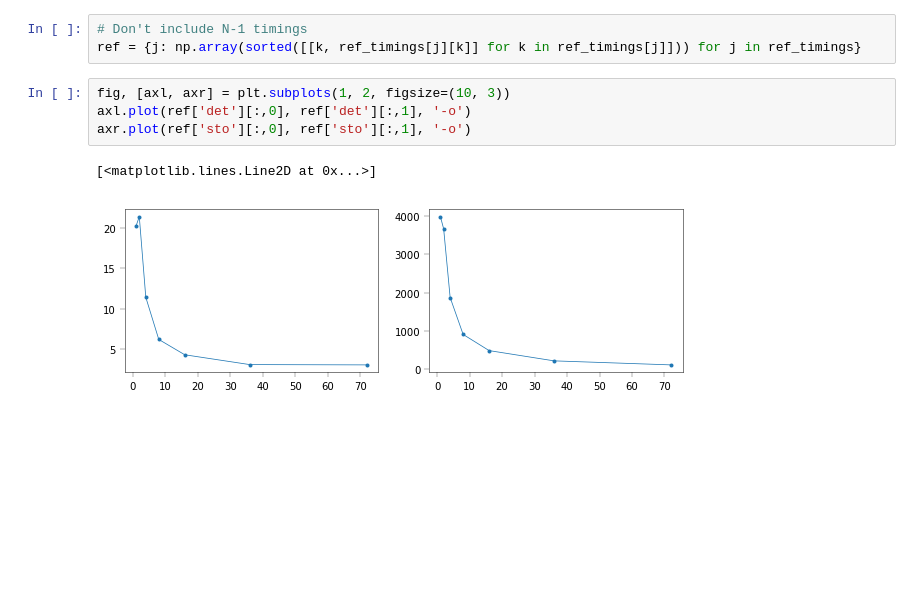
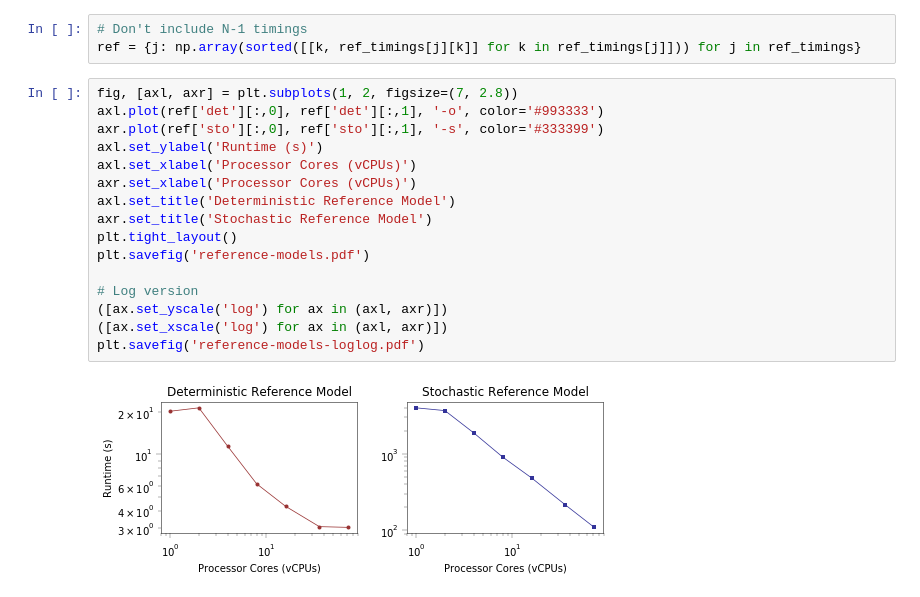
Before and after one commit to hautahi/HPC_SD, a Jupyter notebook: parallel/plotting.ipynb, the cells around one changed output. Cells and saved outputs as stored; diff of their text form; blank space fills up the shorter version.

```diff
--- a/parallel/plotting.ipynb
+++ b/parallel/plotting.ipynb
@@ -113,13 +136,24 @@ for file in timing_files:
 # %%
 # Don't include N-1 timings
 ref = {j: np.array(sorted([[k, ref_timings[j][k]] for k in ref_timings[j]])) for j in ref_timings}
-# %%
-fig, [axl, axr] = plt.subplots(1, 2, figsize=(10, 3))
-axl.plot(ref['det'][:,0], ref['det'][:,1], '-o')
-axr.plot(ref['sto'][:,0], ref['sto'][:,1], '-o')
-# %% [output]
-[<matplotlib.lines.Line2D at 0x...>]
-[figure, removed]
+# %%
+fig, [axl, axr] = plt.subplots(1, 2, figsize=(7, 2.8))
+axl.plot(ref['det'][:,0], ref['det'][:,1], '-o', color='#993333')
+axr.plot(ref['sto'][:,0], ref['sto'][:,1], '-s', color='#333399')
+axl.set_ylabel('Runtime (s)')
+axl.set_xlabel('Processor Cores (vCPUs)')
+axr.set_xlabel('Processor Cores (vCPUs)')
+axl.set_title('Deterministic Reference Model')
+axr.set_title('Stochastic Reference Model')
+plt.tight_layout()
+plt.savefig('reference-models.pdf')
+
+# Log version
+([ax.set_yscale('log') for ax in (axl, axr)])
+([ax.set_xscale('log') for ax in (axl, axr)])
+plt.savefig('reference-models-loglog.pdf')
+# %% [output]
+[figure, added]
 # %% [markdown]
 **TO DO**
 
```
Also changed, not shown: parts of 5 cells of this notebook, 1 other file.
